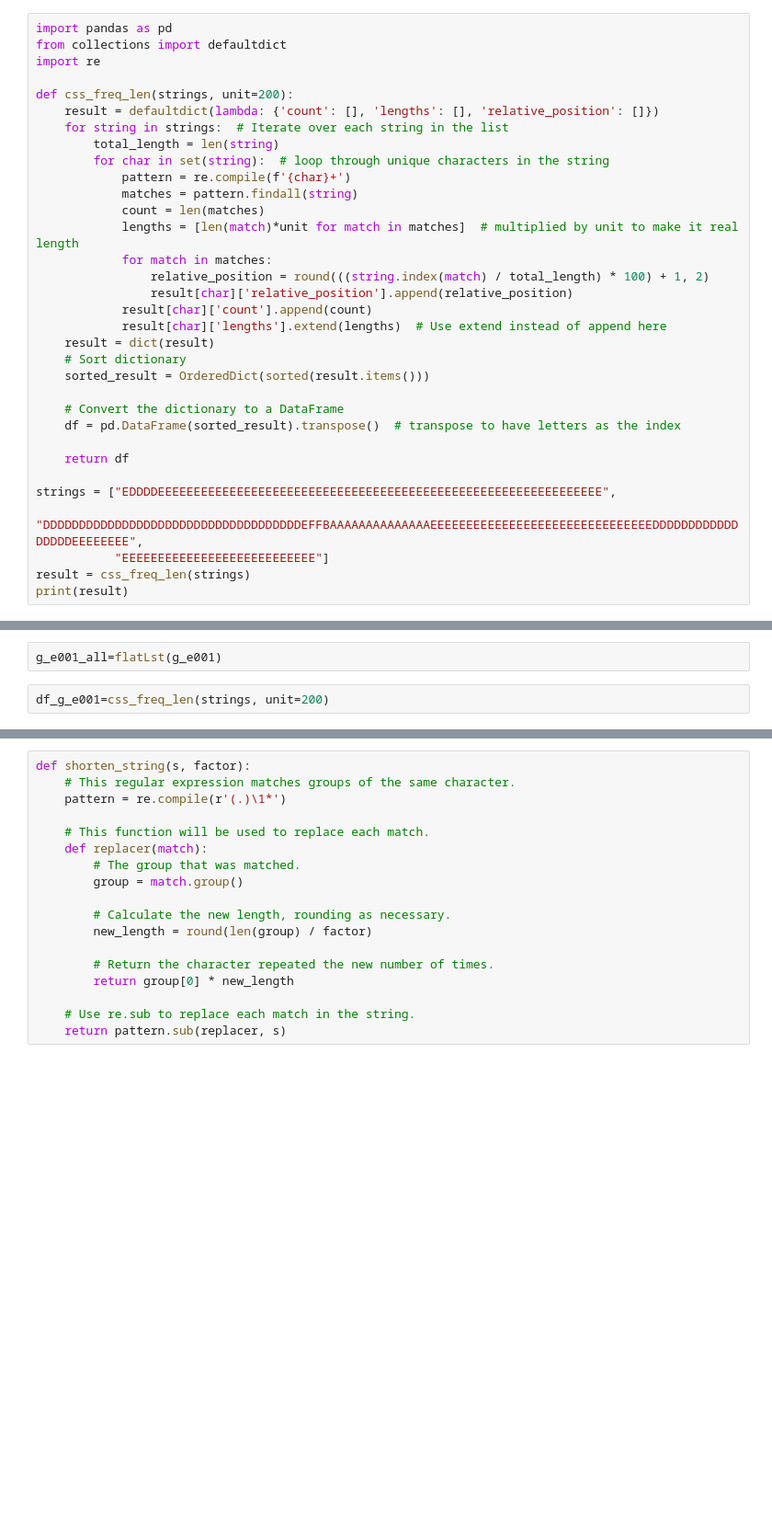
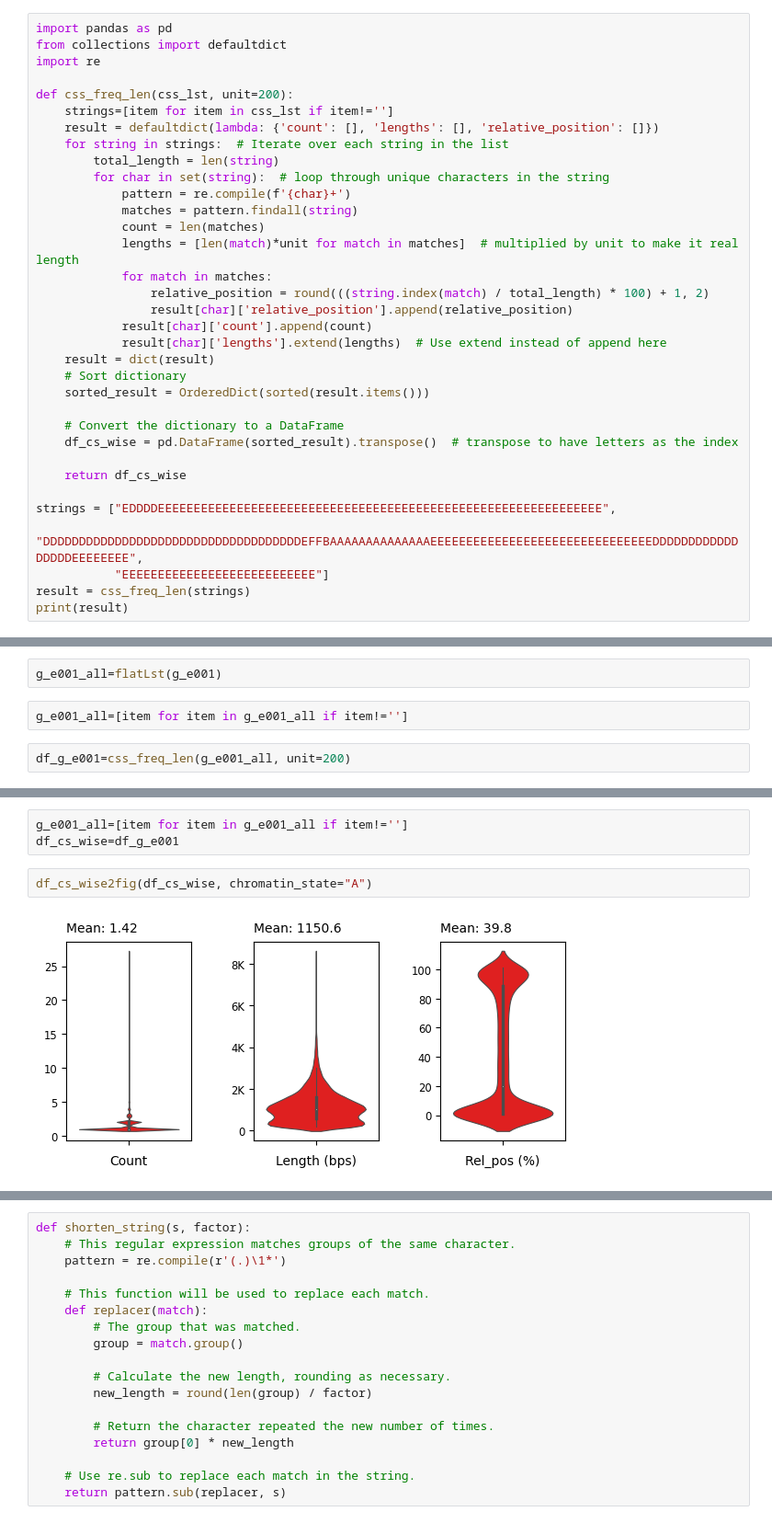
Before and after one commit to caocao0525/NSP, a Jupyter notebook: promoter_study.ipynb, the cells around one changed output, grey strips where cells are left out. Shown at 92% size. Drawn from its saved outputs; the diff is of its cells as text; blank space fills up the shorter version.

```diff
--- a/promoter_study.ipynb
+++ b/promoter_study.ipynb
@@ -483,7 +314,8 @@ import pandas as pd
 from collections import defaultdict
 import re
 
-def css_freq_len(strings, unit=200):
+def css_freq_len(css_lst, unit=200):
+    strings=[item for item in css_lst if item!='']
     result = defaultdict(lambda: {'count': [], 'lengths': [], 'relative_position': []})
     for string in strings:  # Iterate over each string in the list
         total_length = len(string)
@@ -502,9 +334,9 @@ def css_freq_len(strings, unit=200):
     sorted_result = OrderedDict(sorted(result.items()))
 
     # Convert the dictionary to a DataFrame
-    df = pd.DataFrame(sorted_result).transpose()  # transpose to have letters as the index
+    df_cs_wise = pd.DataFrame(sorted_result).transpose()  # transpose to have letters as the index
 
-    return df
+    return df_cs_wise
 
 strings = ["EDDDDEEEEEEEEEEEEEEEEEEEEEEEEEEEEEEEEEEEEEEEEEEEEEEEEEEEEEEEEEEEEEE",
            "DDDDDDDDDDDDDDDDDDDDDDDDDDDDDDDDDDDDEFFBAAAAAAAAAAAAAAEEEEEEEEEEEEEEEEEEEEEEEEEEEEEEEDDDDDDDDDDDDDDDDDEEEEEEEE",
@@ -530,5 +362,7 @@ with open("../database/roadmap/gene_css_unit_pickled/E001_gene_css_pickled.pkl",
     g_e001=pickle.load(f)
 # %%
 g_e001_all=flatLst(g_e001)
+# %%
+g_e001_all=[item for item in g_e001_all if item!='']
 # %%
-df_g_e001=css_freq_len(strings, unit=200)
+df_g_e001=css_freq_len(g_e001_all, unit=200)
@@ -543,0 +432,7 @@ df_g_e001
+# %%
+g_e001_all=[item for item in g_e001_all if item!='']
+df_cs_wise=df_g_e001
+# %%
+df_cs_wise2fig(df_cs_wise, chromatin_state="A")
+# %% [output]
+[figure, added]
```
Also changed, not shown: parts of 16 cells of this notebook, 1 other file.
